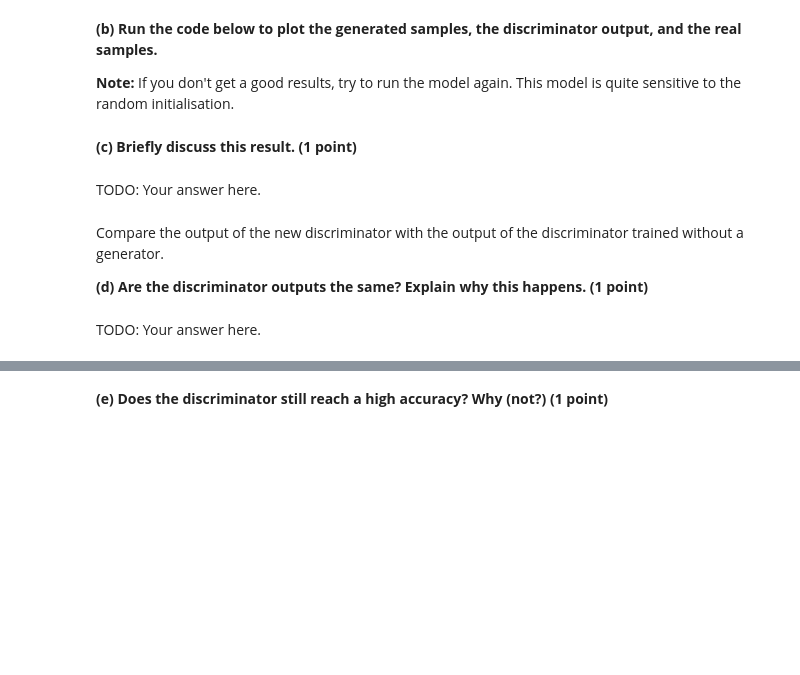
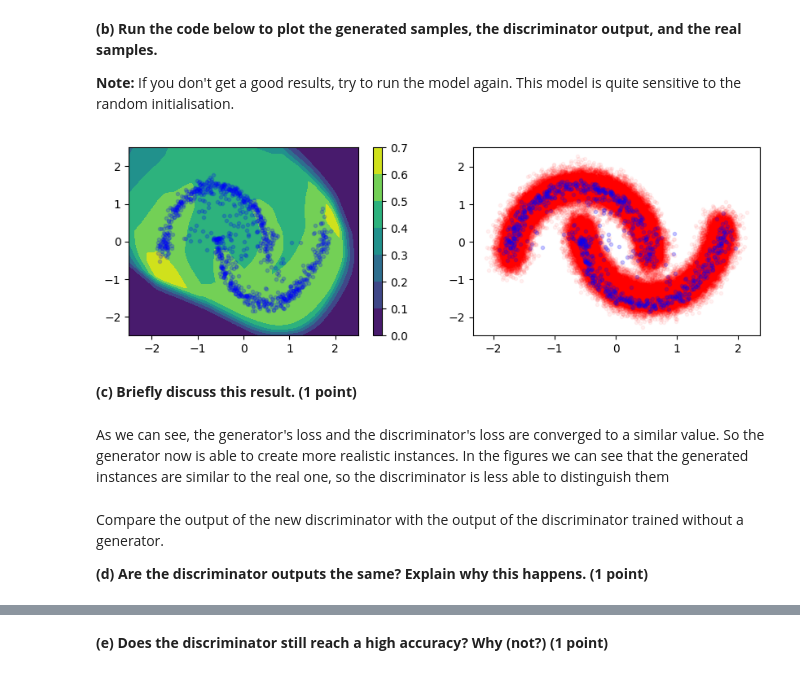
Before and after one commit to LukaMucko/DeepLearning, a Jupyter notebook: lab9/dl-assignment-9.ipynb, the cells around one changed output, grey strips where cells are left out. Saved outputs shown, nothing was run; the diff lists cells and outputs as text; code cells hidden in the pictures; blank space fills up the shorter version.

```diff
--- a/lab9/dl-assignment-9.ipynb
+++ b/lab9/dl-assignment-9.ipynb
@@ -294,8 +316,8 @@ We'll now train the model with the trainable generator.
 
 **(a) Train the generator and discriminator together:**
 # %%
-gen = MoonGenerator().to(device)
-disc = MoonDiscriminator().to(device)
+gen2 = MoonGenerator().to(device)
+disc2 = MoonDiscriminator().to(device)
 
 loader = torch.utils.data.DataLoader(moon_dataset, batch_size=128)
-train_adversarial(gen, disc, loader, epochs=10, lr_gen=0.001, lr_disc=0.001, device=device)
+train_adversarial(gen2, disc2, loader, epochs=10, lr_gen=0.001, lr_disc=0.001, device=device)
@@ -306,23 +339,24 @@ train_adversarial(gen, disc, loader, epochs=10, lr_gen=0.001, lr_disc=0.001, dev
 # %%
 def plot_generator(generator, n_samples=1000, device=device):
     x = torch.rand((n_samples, 100)).to(device) * 2 - 1
     y = generator(x).detach().cpu().numpy()
     plt.plot(y[:, 0], y[:, 1], 'b.', alpha=0.2)
 
 plt.figure(figsize=(10, 3))
 plt.subplot(1, 2, 1)
-plot_discriminator(disc)
-plot_generator(gen)
+plot_discriminator(disc2)
+plot_generator(gen2)
 plt.subplot(1, 2, 2)
 plt.plot(noisy_moons[0][:, 0], noisy_moons[0][:, 1], 'r.', alpha=0.05)
-plot_generator(gen)
+plot_generator(gen2)
+# %% [output]
+[figure, added]
 # %% [markdown]
 **(c) Briefly discuss this result.<span style="float:right"> (1 point)</span>**
-# %% [markdown]
-TODO: Your answer here.
+# %% [markdown]
+As we can see, the generator's loss and the discriminator's loss are converged to a similar value. So the generator now is able to create more realistic instances.
+In the figures we can see that the generated instances are similar to the real one, so the discriminator is less able to distinguish them
 # %% [markdown]
 Compare the output of the new discriminator with the output of the discriminator trained without a generator.
 
 **(d) Are the discriminator outputs the same? Explain why this happens.<span style="float:right"> (1 point)</span>**
-# %% [markdown]
-TODO: Your answer here.
```
Also changed, not shown: parts of 35 cells of this notebook.
